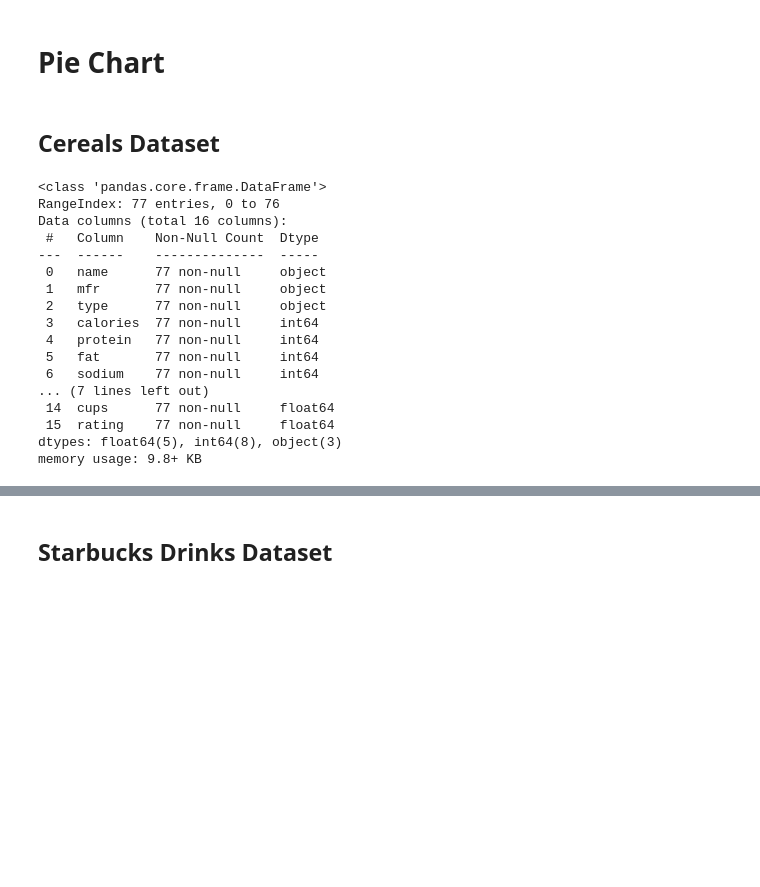
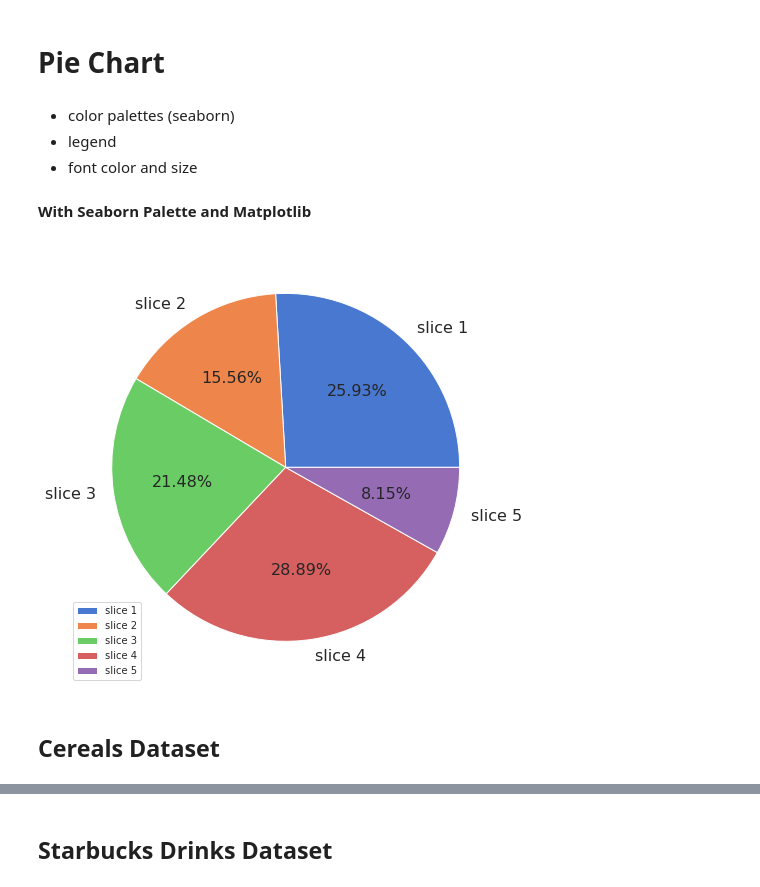
Before and after one commit to SamaSamrin/Python-Data-Visualization-Guide, a Jupyter notebook: DV_Practice.ipynb, the cells around one changed output, grey strips where cells are left out. Saved outputs shown, nothing was run; the diff lists cells and outputs as text; code cells hidden in the pictures; blank space fills up the shorter version.

```diff
--- a/DV_Practice.ipynb
+++ b/DV_Practice.ipynb
@@ -132,27 +158,34 @@ Name: Beverage_prep, dtype: int64
 # %% [markdown]
 # Pie Chart
+# %% [markdown]
+- color palettes (seaborn)
+- legend
+- font color and size
+# %% [markdown]
+**With Seaborn Palette and Matplotlib**
+# %%
+plt.figure(figsize=(8,8))
+random_numbers = [35, 21, 29, 39, 11]
+random_labels = ['slice 1', 'slice 2', 'slice 3', 'slice 4', 'slice 5']
+
+plt.pie(random_numbers, labels=random_labels, colors=sns.color_palette('muted'), autopct='%1.2f%%',  textprops = {'fontsize':16})
+
+plt.legend()
+plt.show()
+
+#plt.pie(data, labels=labels, colors = colors,
+#         autopct = '%0.0f%%',
+#         explode = explode,
+#         shadow = 'True',
+#         startangle = 90,
+#         textprops = {'color': 'Green','fontsize':16},
+#         wedgeprops = {'linewidth': 6},
+#         frame = 'true' ,
+#         center = (0.1,0.1),
+#         rotatelabels = 'true')
+# #
+# %% [output]
+[figure, added]
 # %% [markdown]
 ## Cereals Dataset
-# %%
-cereals = pd.read_csv('/content/drive/MyDrive/Data Science/data/cereals.csv')
-
-cereals.info()
-# %% [output]
-<class 'pandas.core.frame.DataFrame'>
-RangeIndex: 77 entries, 0 to 76
-Data columns (total 16 columns):
- #   Column    Non-Null Count  Dtype
----  ------    --------------  -----
- 0   name      77 non-null     object
- 1   mfr       77 non-null     object
- 2   type      77 non-null     object
- 3   calories  77 non-null     int64
- 4   protein   77 non-null     int64
- 5   fat       77 non-null     int64
- 6   sodium    77 non-null     int64
-... (7 lines left out)
- 14  cups      77 non-null     float64
- 15  rating    77 non-null     float64
-dtypes: float64(5), int64(8), object(3)
-memory usage: 9.8+ KB
 # %%
```
Also changed, not shown: parts of 20 cells of this notebook.
